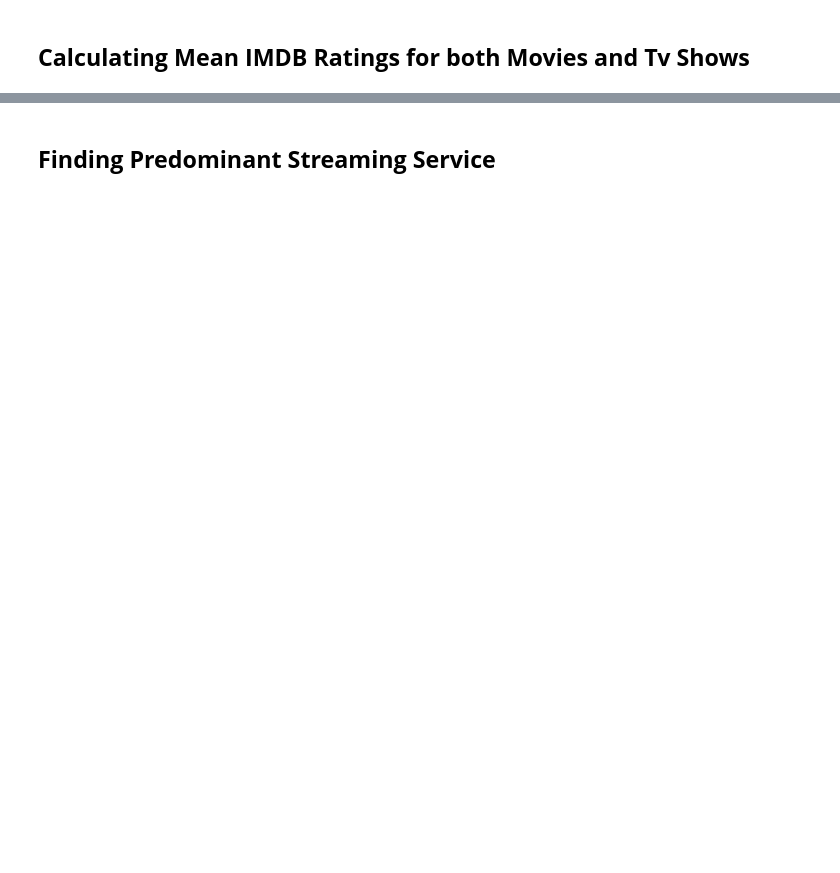
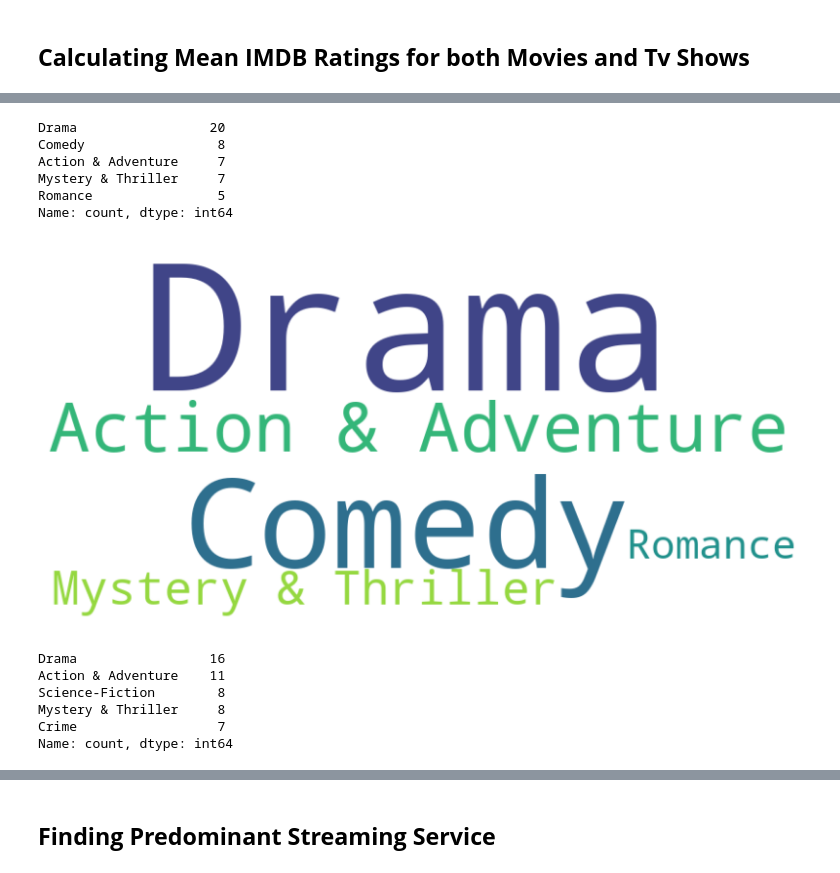
Before and after one commit to pandey-rakshit/almabetter, a Jupyter notebook: Module2/DS201/Numerical_Programming_in_Python_Web_Scraping.ipynb, the cells around one changed output, grey strips where cells are left out. Saved outputs shown, nothing was run; the diff lists cells and outputs as text; code cells hidden in the pictures; blank space fills up the shorter version.

```diff
--- a/Module2/DS201/Numerical_Programming_in_Python_Web_Scraping.ipynb
+++ b/Module2/DS201/Numerical_Programming_in_Python_Web_Scraping.ipynb
@@ -268,0 +587,3 @@ print(soup.prettify())
+# %%
+movie_df['Duration'] = movie_df['Duration'].apply(pd.Timedelta) # applying pandas Timedelta method to Durations to convert string to time
+movie_df.head()
@@ -278,0 +648,6 @@ print(soup.prettify())
+# %%
+# Only include movies released in the last 2 years (from the current date).
+
+release_year_from = datetime.today().year - 2
+filtered_movie_df = movie_df[movie_df['Release Year'] >= release_year_from]
+filtered_movie_df.shape
@@ -278,0 +663,5 @@ print(soup.prettify())
+# %%
+# only include movies with an IMDb rating of 7 or higher.
+
+filtered_movie_df = filtered_movie_df[filtered_movie_df['Rating'] >= 7]
+filtered_movie_df.shape
@@ -278,0 +691,48 @@ print(soup.prettify())
+# %%
+# Write Your Code here
+
+# Analyzing Genres for filtered movie
+# spliting the genres by comma and expanding that to different columns
+movie_genres = filtered_movie_df['Genres'].str.split(', ', expand=True)
+# stacking up all the colums and counting all the values
+stacked_movie_genres = movie_genres.stack()
+genre_movie_counts = stacked_movie_genres.value_counts()
+# storing top five movie genre
+top_five_movie_genres = genre_movie_counts.head()
+top_five_movie_genres
+# %% [output]
+Drama                 20
+Comedy                 8
+Action & Adventure     7
+Mystery & Thriller     7
+Romance                5
+Name: count, dtype: int64
+# %%
+#Let's Visvalize it using word cloud
+
+# creating wordcloud that has backgroud color white and hight = 400 and width = 800
+wordcloud = WordCloud(width=800, height=400, background_color='white')
+wordcloud.generate_from_frequencies(top_five_movie_genres)
+plt.figure(figsize=(10, 5))
+plt.imshow(wordcloud, interpolation='bilinear')
+plt.axis('off')
+plt.show()
+# %% [output]
+[figure, added]
+# %%
+# Analyzing Genres for filtered tv show
+# spliting the genres by comma and expanding that to different columns
+tv_genres = filtered_tv_df['Genres'].str.split(', ', expand=True)
+# stacking up all the colums and counting all the values
+stacked_tv_genres = tv_genres.stack()
+genre_tv_counts = stacked_tv_genres.value_counts()
+# storing top five tv show genre
+top_five_tv_show_genre = genre_tv_counts.head()
+top_five_tv_show_genre
+# %% [output]
+Drama                 16
+Action & Adventure    11
+Science-Fiction        8
+Mystery & Thriller     8
+Crime                  7
+Name: count, dtype: int64
```
Also changed, not shown: parts of 106 cells of this notebook.
